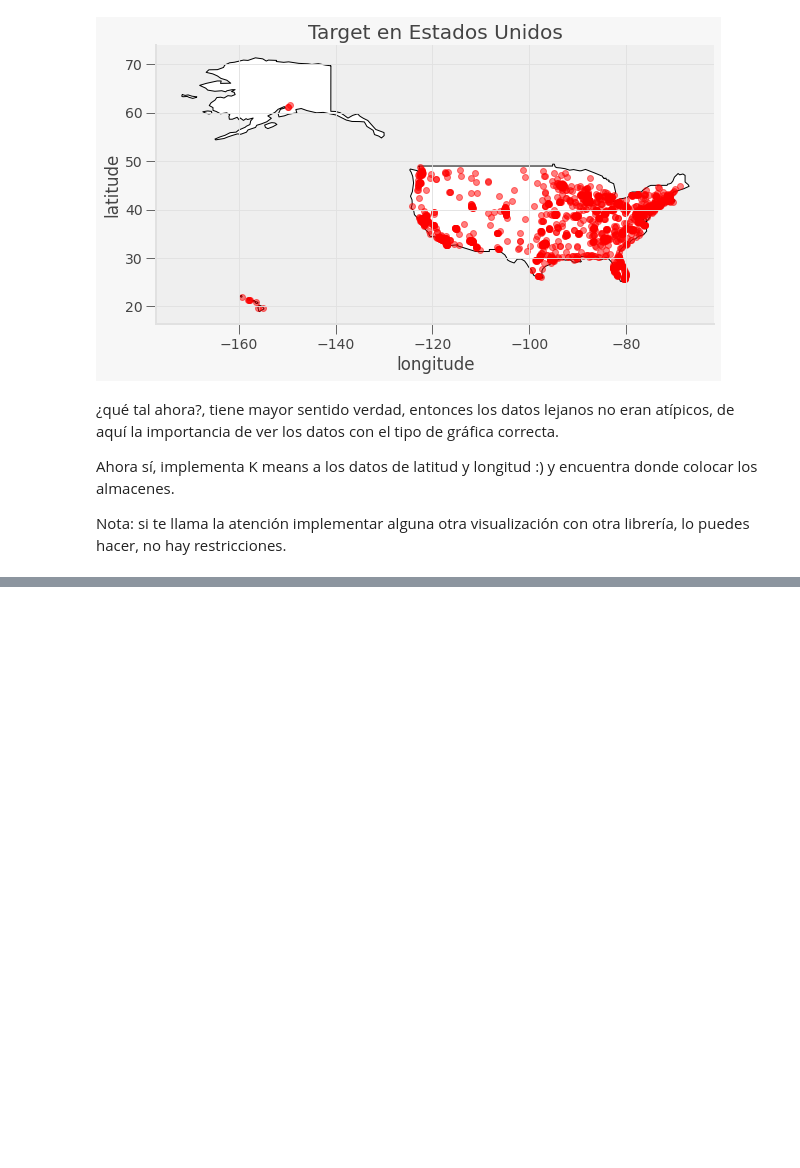
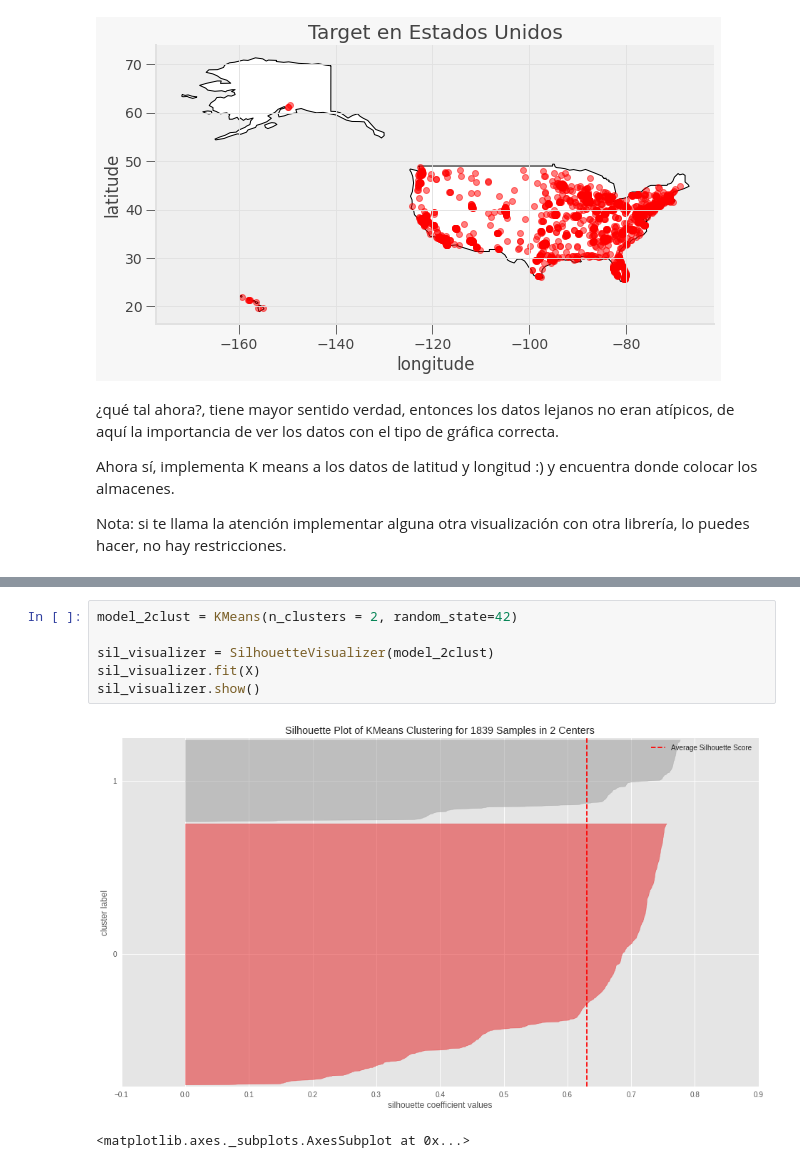
Before and after one commit to PosgradoMNA/actividades-de-aprendizaje-DGarcia-A01086411, a Jupyter notebook: Actividad_Semana_8_7_K_Means.ipynb, the cells around one changed output, grey strips where cells are left out. Saved outputs shown, nothing was run; the diff lists cells and outputs as text; blank space fills up the shorter version.

```diff
--- a/Actividad_Semana_8_7_K_Means.ipynb
+++ b/Actividad_Semana_8_7_K_Means.ipynb
@@ -216,0 +275,9 @@ Nota: si te llama la atención implementar alguna otra visualización con otra l
+# %%
+model_2clust = KMeans(n_clusters = 2, random_state=42)
+
+sil_visualizer = SilhouetteVisualizer(model_2clust)
+sil_visualizer.fit(X)
+sil_visualizer.show()
+# %% [output]
+[figure, added]
+<matplotlib.axes._subplots.AxesSubplot at 0x...>
```
Also changed, not shown: parts of 5 cells of this notebook.
